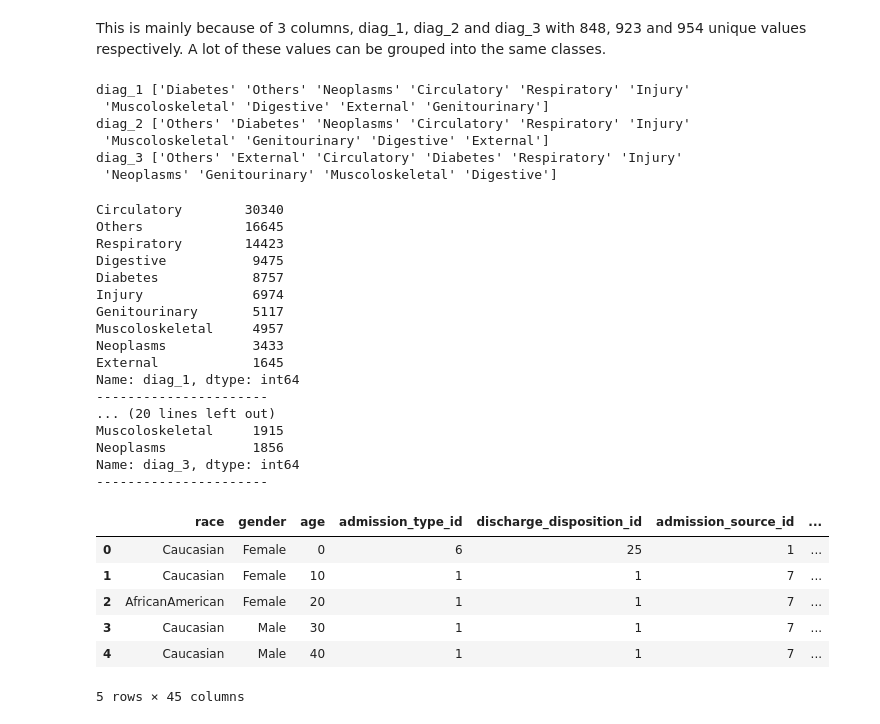
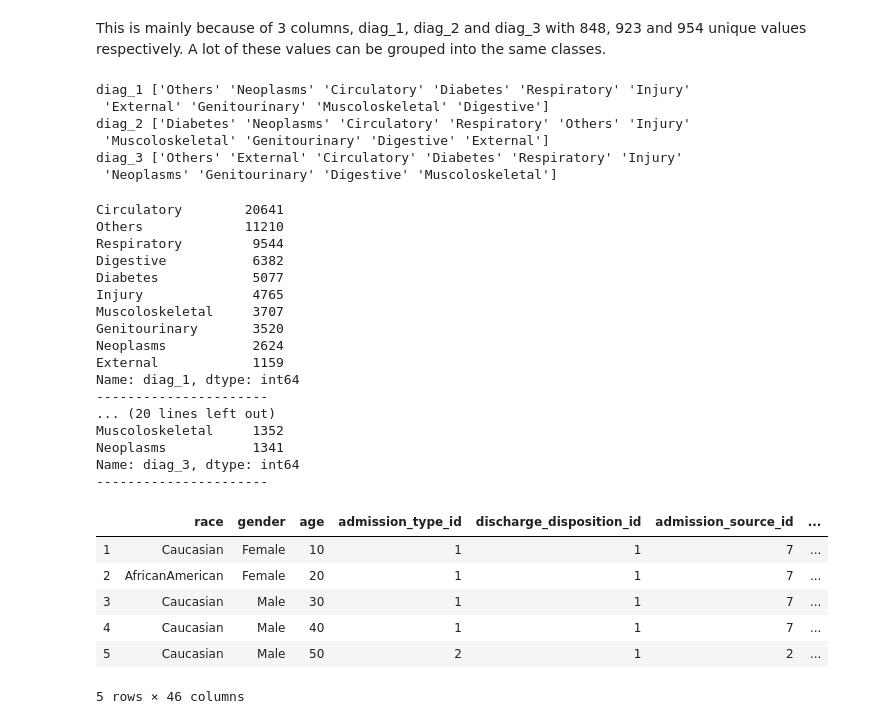
Before and after one commit to Sangha05/Diabetes_Readmission, a Jupyter notebook: Feature_Engineering_V1.ipynb, the cells around one changed output. Saved outputs shown, nothing was run; the diff lists cells and outputs as text; code cells hidden in the pictures.

```diff
--- a/Feature_Engineering_V1.ipynb
+++ b/Feature_Engineering_V1.ipynb
@@ -69,7 +71,8 @@ len(df[df['gender']=='Unknown/Invalid'])
 # %%
 #dropping columns with high percentage of missing values
 df.drop(['weight','medical_specialty','payer_code'],axis=1,inplace=True)
-
+# Replace uninformative gender with missing value
+df.loc[df['gender'] == 'Unknown/Invalid', 'gender'] = np.nan
 # dropping all records which contain NaN
-#df.dropna(inplace=True)
-#df.isna().sum()
+df.dropna(inplace=True)
+df.isna().sum()
@@ -118,4 +131,7 @@ This would be an issue for linear regression but we can use repeated measures wi
 # %%
+# Keep only the first encounter of each patient
+df['total_admissions'] = df.groupby('patient_nbr').cumcount()
+df = df.drop_duplicates(subset= ['patient_nbr'], keep = 'last')
 # Drop encounter_id and patient_nbr
 df.drop(['encounter_id','patient_nbr'],axis=1,inplace=True)
 # %% [markdown]
@@ -170,68 +186,70 @@ for col in diag_cols:
 for col in diag_cols:
     print(col,df[col].unique())
 # %% [output]
-diag_1 ['Diabetes' 'Others' 'Neoplasms' 'Circulatory' 'Respiratory' 'Injury'
- 'Muscoloskeletal' 'Digestive' 'External' 'Genitourinary']
-diag_2 ['Others' 'Diabetes' 'Neoplasms' 'Circulatory' 'Respiratory' 'Injury'
+diag_1 ['Others' 'Neoplasms' 'Circulatory' 'Diabetes' 'Respiratory' 'Injury'
+ 'External' 'Genitourinary' 'Muscoloskeletal' 'Digestive']
+diag_2 ['Diabetes' 'Neoplasms' 'Circulatory' 'Respiratory' 'Others' 'Injury'
  'Muscoloskeletal' 'Genitourinary' 'Digestive' 'External']
 diag_3 ['Others' 'External' 'Circulatory' 'Diabetes' 'Respiratory' 'Injury'
- 'Neoplasms' 'Genitourinary' 'Muscoloskeletal' 'Digestive']
+ 'Neoplasms' 'Genitourinary' 'Digestive' 'Muscoloskeletal']
 # %%
 for col in diag_cols:
     print(df[col].value_counts())
     print("----------------------")
 # %% [output]
-Circulatory        30340
-Others             16645
-Respiratory        14423
-Digestive           9475
-Diabetes            8757
-Injury              6974
-Genitourinary       5117
-Muscoloskeletal     4957
-Neoplasms           3433
-External            1645
+Circulatory        20641
+Others             11210
+Respiratory         9544
+Digestive           6382
+Diabetes            5077
+Injury              4765
+Muscoloskeletal     3707
+Genitourinary       3520
+Neoplasms           2624
+External            1159
 Name: diag_1, dtype: int64
 ----------------------
 ... (20 lines left out)
-Muscoloskeletal     1915
-Neoplasms           1856
+Muscoloskeletal     1352
+Neoplasms           1341
 Name: diag_3, dtype: int64
 ----------------------
 # %%
 df['age'] = df['age'].str[1:].str.split('-',expand=True)[0]
 df['age'] = df['age'].astype(int)
-max_glu_serum_dict = {'None':np.nan,
-                      'Norm':100,
-                      '>200':200,
-                      '>300':300
+max_glu_serum_dict = {'None':-100,
+                      'Norm':0,
+                      '>200':1,
+                      '>300':1
                      }
-df['max_glu_serum'] = df['max_glu_serum'].replace(max_glu_serum_dict)
+df['max_glu_serum_abnormal'] = df['max_glu_serum'].replace(max_glu_serum_dict)
+df.drop('max_glu_serum',axis=1,inplace=True)
 
-A1Cresult_dict = {'None':np.nan,
-                  'Norm':5,
-                  '>7':7,
-                  '>8':8
+A1Cresult_dict = {'None':-100,
+                  'Norm':0,
+                  '>7':1,
+                  '>8':1
                  }
-df['A1Cresult'] = df['A1Cresult'].replace(A1Cresult_dict)
+df['A1CresultAbnormal'] = df['A1Cresult'].replace(A1Cresult_dict)
+df.drop('A1Cresult',axis=1,inplace=True)
 
 change_dict = {'No':0,
                'Ch':1
               }
 df['change'] = df['change'].replace(change_dict)
 
 diabetesMed_dict = {'No':0,
                     'Yes':1
                    }
 df['diabetesMed'] = df['diabetesMed'].replace(diabetesMed_dict)
 
 df.head()
 # %% [output]
 |  | race | gender | age | admission_type_id | discharge_disposition_id | admission_source_id | ... |
-| 0 | Caucasian | Female | 0 | 6 | 25 | 1 | ... |
 | 1 | Caucasian | Female | 10 | 1 | 1 | 7 | ... |
 | 2 | AfricanAmerican | Female | 20 | 1 | 1 | 7 | ... |
 | 3 | Caucasian | Male | 30 | 1 | 1 | 7 | ... |
 | 4 | Caucasian | Male | 40 | 1 | 1 | 7 | ... |
+| 5 | Caucasian | Male | 50 | 2 | 1 | 2 | ... |
-5 rows × 45 columns
+5 rows × 46 columns
 # %%
```
Also changed, not shown: parts of 19 cells of this notebook, 3 other files.
